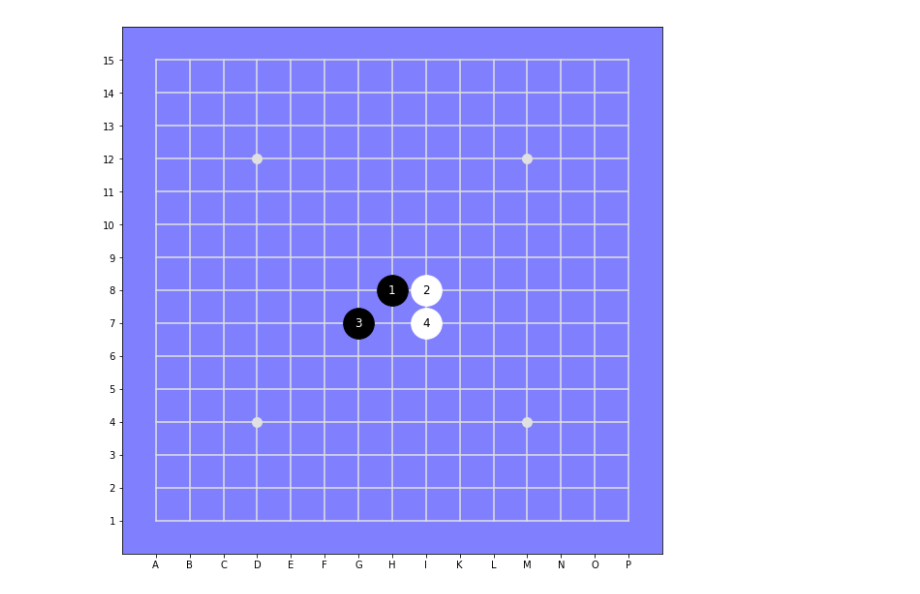
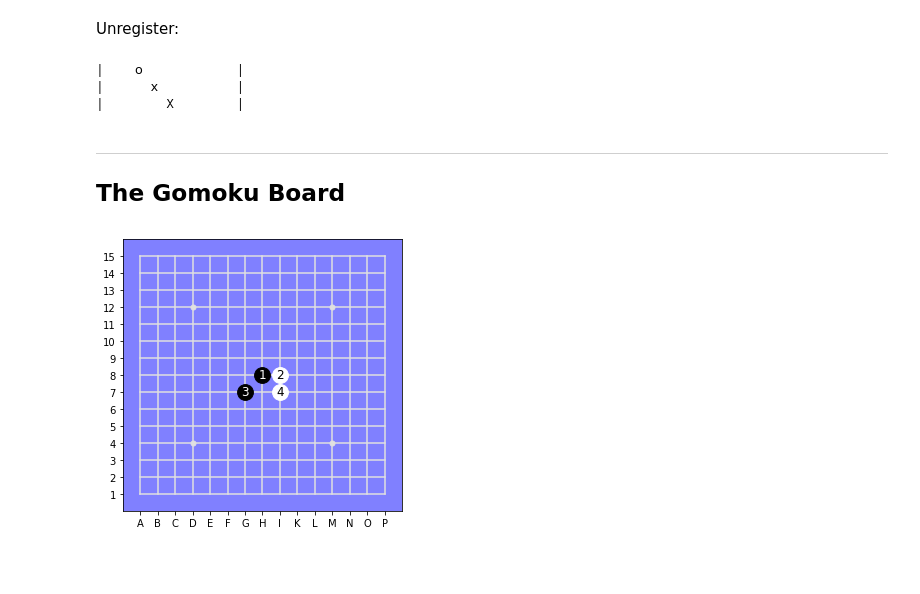
Before and after one commit to Project-Ellie/tutorials, a Jupyter notebook: other_stuff/GoMoku.ipynb, the cells around one changed output. Saved outputs shown, nothing was run; the diff lists cells and outputs as text; code cells hidden in the pictures; blank space fills up the shorter version.

```diff
--- a/other_stuff/GoMoku.ipynb
+++ b/other_stuff/GoMoku.ipynb
@@ -3,0 +14,21 @@ import numpy as np
+# %%
+class GomokuTools:
+
+    @staticmethod
+    def dirs():
+        return {
+            'e' : (0, [0, 1]),
+            'ne': (1, [-1, 1]),
+            'n' : (2, [-1, 0]),
+            'nw': (3, [-1, -1]),
+            'w' : (4, [0, -1]),
+            'sw': (5, [1, -1]),
+            's' : (6, [1, 0]),
+            'se': (7, [1, 1])}
+
+    @staticmethod
+    def opposite(d):
+        """
+        Returns 'e' for 'w', 'sw' for 'ne' and so on.
+        """
+        return [i[0] for i in GomokuTools.dirs().items() if (GomokuTools.dirs()[d][0] + 4) % 8 == i[1][0]][0]
@@ -4,3 +107,15 @@ import numpy as np
+# %% [markdown]
+Unregister:
+# %%
+f.register('w', 's', 4, 'u')
+f
+# %% [output]
+|    o            |
+|      x          |
+|        X        |
+# %% [markdown]
+---
+## The Gomoku Board
 # %%
 class GomokuBoard:
     def __init__(self, size, disp_width, stones=[]):
@@ -39,5 +201,7 @@ class GomokuBoard:
+# %%
+A,B,C,D,E,F,G,H,I,K,L,M,N,O,P = 1,2,3,4,5,6,7,8,9,10,11,12,13,14,15
 # %%
-board = GomokuBoard(15, 10, [[8,8], [9,8], [7,7], [9,7]])
+board = GomokuBoard(15, 5, [(H,8), (I,8), (G,7), (I,7)])
 board.display();
 # %% [output]
-[figure, old version]
+[figure, new version]
```
Also changed, not shown: parts of 12 cells of this notebook.
